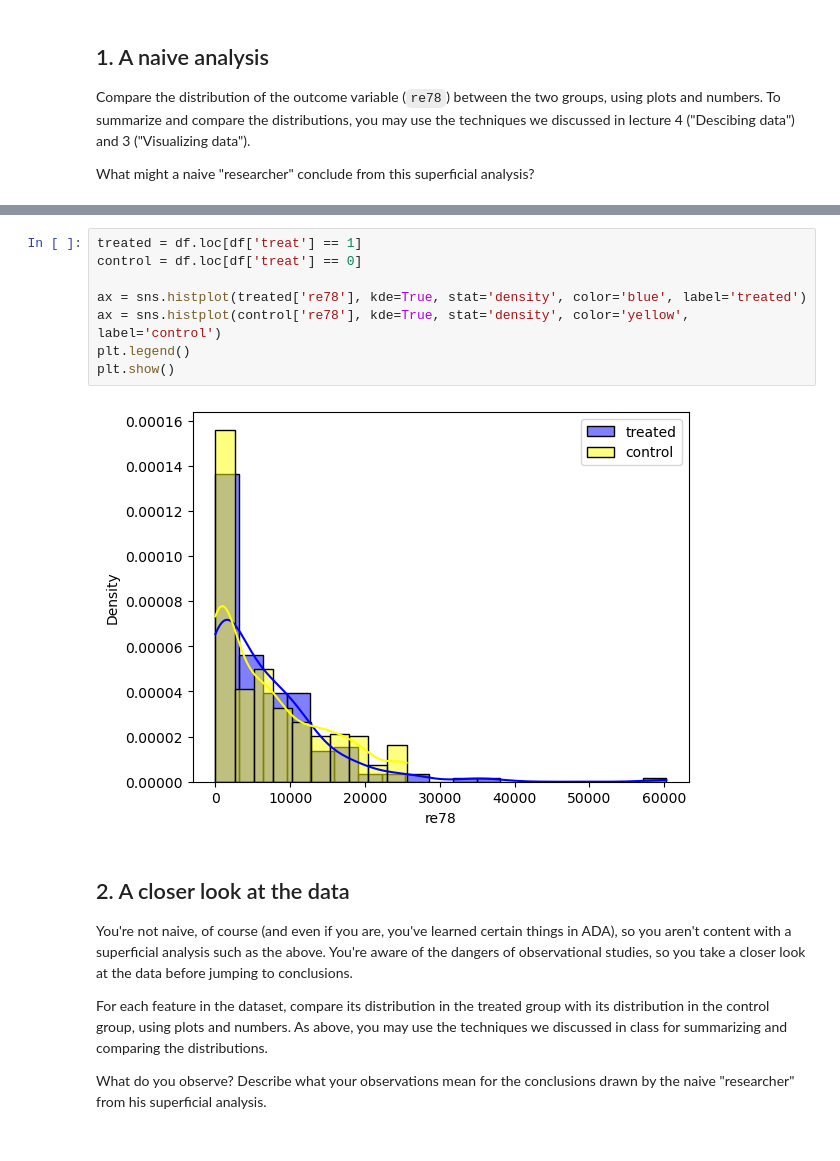
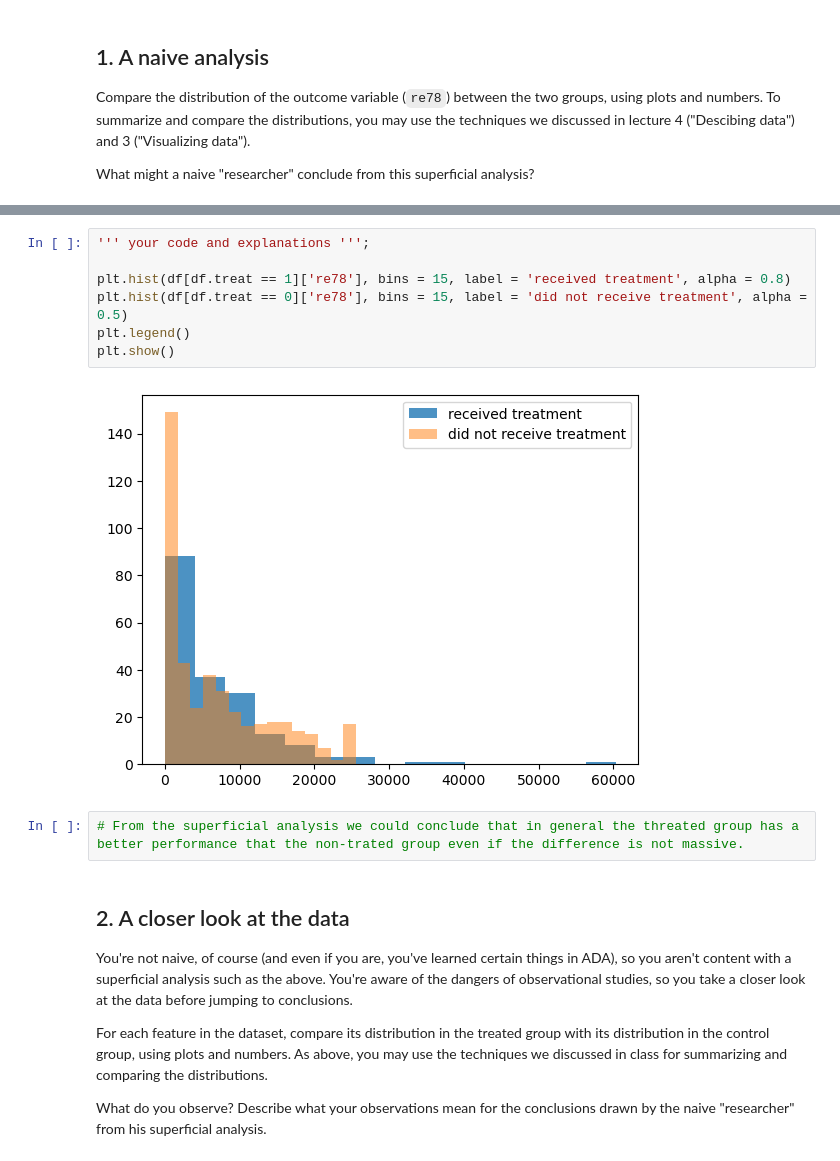
Before and after one commit to PabloVallbona/ADA2025, a Jupyter notebook: Exercises/05 - Causal analysis of observational data/Observational studies exercise.ipynb, the cells around one changed output, grey strips where cells are left out. Cells and saved outputs as stored; diff of their text form.

```diff
--- a/Exercises/05 - Causal analysis of observational data/Observational studies exercise.ipynb
+++ b/Exercises/05 - Causal analysis of observational data/Observational studies exercise.ipynb
@@ -68,13 +62,14 @@ PearsonRResult(statistic=np.float64(-0.039032705301538205), pvalue=np.float64(0.
-# %%
-treated = df.loc[df['treat'] == 1]
-control = df.loc[df['treat'] == 0]
-
-ax = sns.histplot(treated['re78'], kde=True, stat='density', color='blue', label='treated')
-ax = sns.histplot(control['re78'], kde=True, stat='density', color='yellow', label='control')
-plt.legend()
-plt.show()
-# %% [output]
-[figure, removed]
+# %%
+''' your code and explanations ''';
+
+plt.hist(df[df.treat == 1]['re78'], bins = 15, label = 'received treatment', alpha = 0.8)
+plt.hist(df[df.treat == 0]['re78'], bins = 15, label = 'did not receive treatment', alpha = 0.5)
+plt.legend()
+plt.show()
+# %% [output]
+[figure, added]
+# %%
+# From the superficial analysis we could conclude that in general the threated group has a better performance that the non-trated group even if the difference is not massive.
 # %% [markdown]
 ## 2. A closer look at the data
 
```
Also changed, not shown: parts of 25 cells of this notebook, 10 other files.
